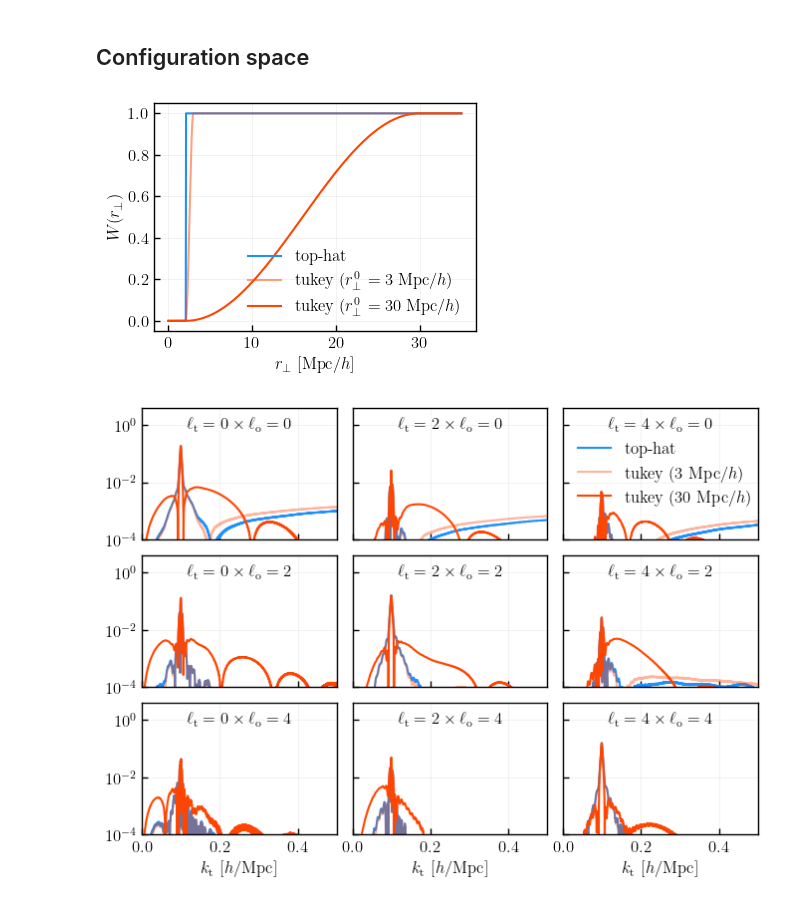
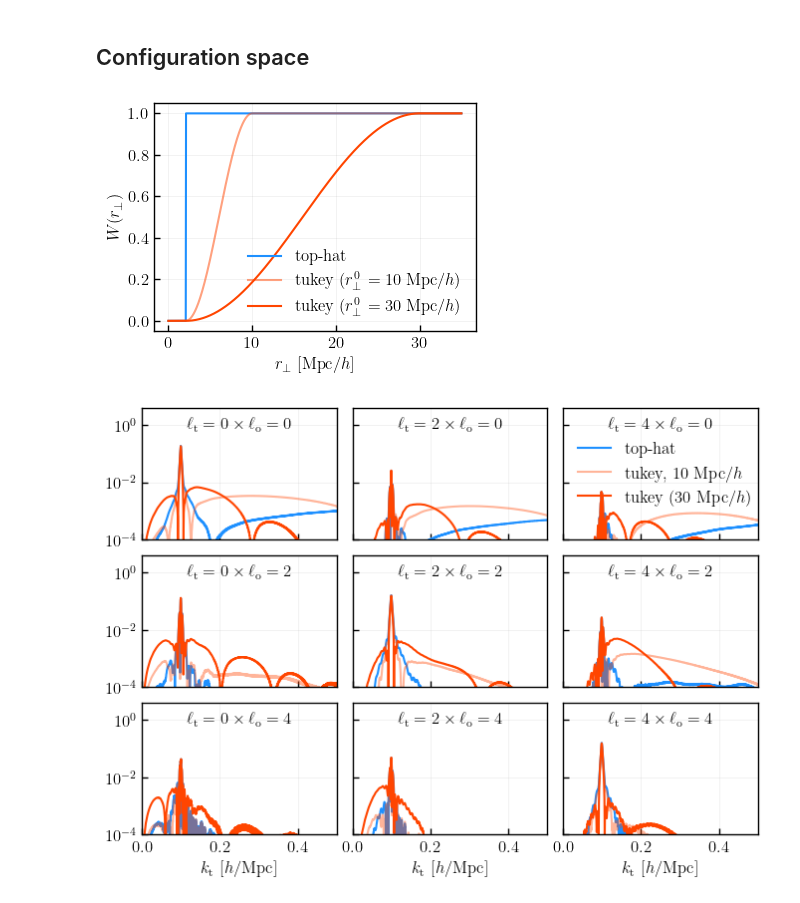
Before and after one commit to mathildepinon/desi-fiber-collisions, a Jupyter notebook: nb/apodization.ipynb, the cells around one changed output. Cells and saved outputs as stored; diff of their text form; code cells hidden in the pictures.

Commit message:
rewrite apodization window

```diff
--- a/nb/apodization.ipynb
+++ b/nb/apodization.ipynb
@@ -152,43 +152,55 @@ plt.show()
 ## Configuration space
 # %%
 rpcut = thetacut*d/180*np.pi
+
+#def apodization(rp2D, rpzero, window='tukey', rpcut=rpcut, **kwargs):
+#    rp = np.linspace(0, 35, 1000)
+#    res = np.zeros_like(rp)
+#    if window == 'tukey':
+#        kwargs['alpha'] = 1-rpcut/rpzero
+#    if window == 'tophat':
+#        res[rp < rpzero] = 1
+#    else:
+#        window_function =  getattr(signal.windows, window)
+#        res[rp < rpzero] = window_function(M=2*len(rp[rp < rpzero]), **kwargs)[len(rp[rp < rpzero]):]
+#    return 1-interpolate.interp1d(rp, res, bounds_error=False, fill_value=0)(rp2D)
 
 def apodization(rp2D, rpzero, window='tukey', rpcut=rpcut, **kwargs):
     rp = np.linspace(0, 35, 1000)
     res = np.zeros_like(rp)
     if window == 'tukey':
-        kwargs['alpha'] = 1-rpcut/rpzero
+        res = 1/2 * (1 + np.cos(np.pi * (rpzero - rp)/(rpzero - rpcut)))
+        res[rp < rpcut] = 0
+        res[rp > rpzero] = 1
     if window == 'tophat':
-        res[rp < rpzero] = 1
-    else:
-        window_function =  getattr(signal.windows, window)
-        res[rp < rpzero] = window_function(M=2*len(rp[rp < rpzero]), **kwargs)[len(rp[rp < rpzero]):]
-    return 1-interpolate.interp1d(rp, res, bounds_error=False, fill_value=0)(rp2D)
+        res[rp < rpcut] = 0
+        res[rp > rpzero] = 1
+    return interpolate.interp1d(rp, res, bounds_error=False, fill_value=1)(rp2D)
 # %%
 rp = np.linspace(0, 35, 1000)
 
-rpzeros = [3, 30]
+rpzeros = [10, 30]
 
 plt.figure(figsize=(4, 3))
 
 ax = plt.gca()
 
 ax.plot(rp, rp >= rpcut, label=r'top-hat', color='C0')
 
 for i, rpzero in enumerate(rpzeros):
     tukey_corr = apodization(rp, rpzero, window='tukey', rpcut=rpcut)
     ax.plot(rp, tukey_corr, label=r'tukey ($r_{{\perp}}^0 = {} \; \mathrm{{Mpc}}/h$)'.format(rpzero), color='C1', alpha=0.5+i/2)
 #tukey_corr = apodization(theta, 0.07, window='tukey', thetacut=0.04)
 #ax.plot(theta, tukey_corr, label=r'tukey ($\theta_1 = {} \; \deg$, $\theta_0 = {} \; \deg$)'.format(0.03, 0.07), color='C1', ls='--')
 
 ax.set_xlabel(r'$r_{{\perp}} \; [\mathrm{{Mpc}}/h]$')
 ax.set_ylabel(r'$W(r_{{\perp}})$')
 ax.legend()
 plt.tight_layout()
 plt.savefig(os.path.join(plots_dir, 'rpcut_apodization_tukey.pdf'), dpi=300)
 plt.show()
 # %% [output]
-[figure, old version]
+[figure, new version]
 # %%
 def apodize(wreal, rpzero=np.inf, window='tukey', rpcut=None):
     new = wreal.deepcopy()
@@ -251,8 +264,8 @@ for iin, ellin in enumerate(ells):
         norm = wm_nocut.xin[iin]
         #ax.semilogy(wm_nocut.xin[iin], np.abs(wm_nocut.unpacked()[iin][iout][:, indexout] / norm), color='C0', ls=':', label=r'no cut' if iin==2 else '', alpha=0.2)
         ax.semilogy(wm_rpcut.xin[iin], np.abs(wm_rpcut.unpacked()[iin][iout][:, indexout] / norm), color='C0', label=r'top-hat' if iin==2 else '')
-        ax.semilogy(wm_apodized_rpcut.xin[iin], np.abs(wm_apodized_rpcut.unpacked()[iin][iout][:, indexout] / norm), color='C1', label=r'tukey (3 Mpc/$h$)' if iin==2 else '', alpha=0.4)
-        #ax.semilogy(wm_apodized10_rpcut.xin[iin], np.abs(wm_apodized10_rpcut.unpacked()[iin][iout][:, indexout] / norm), color='C1', label=r'tukey, 10 Mpc/$h$' if iin==2 else '', alpha=0.7)
+        #ax.semilogy(wm_apodized_rpcut.xin[iin], np.abs(wm_apodized_rpcut.unpacked()[iin][iout][:, indexout] / norm), color='C1', label=r'tukey (3 Mpc/$h$)' if iin==2 else '', alpha=0.4)
+        ax.semilogy(wm_apodized10_rpcut.xin[iin], np.abs(wm_apodized10_rpcut.unpacked()[iin][iout][:, indexout] / norm), color='C1', label=r'tukey, 10 Mpc/$h$' if iin==2 else '', alpha=0.4)
         ax.semilogy(wm_apodized30_rpcut.xin[iin], np.abs(wm_apodized30_rpcut.unpacked()[iin][iout][:, indexout] / norm), color='C1', label=r'tukey (30 Mpc/$h$)' if iin==2 else '', alpha=1)
         text = r'$\ell_{{\mathrm{{t}}}} = {:d} \times \ell_{{\mathrm{{o}}}} = {:d}$'.format(ellin, ellout)
         ax.set_xlim((0, 0.5))
@@ -267,4 +280,4 @@ fig.subplots_adjust(wspace=0.08, hspace=0.12)
 plt.savefig(os.path.join(plots_dir, version, 'wmatrix_rpcut_apodization_{}_{}_{}.pdf'.format(tracer, region, completeness)), dpi=300)
 plt.show()
 # %% [output]
-[figure, old version]
+[figure, new version]
```
Also changed, not shown: parts of 3 cells of this notebook.
